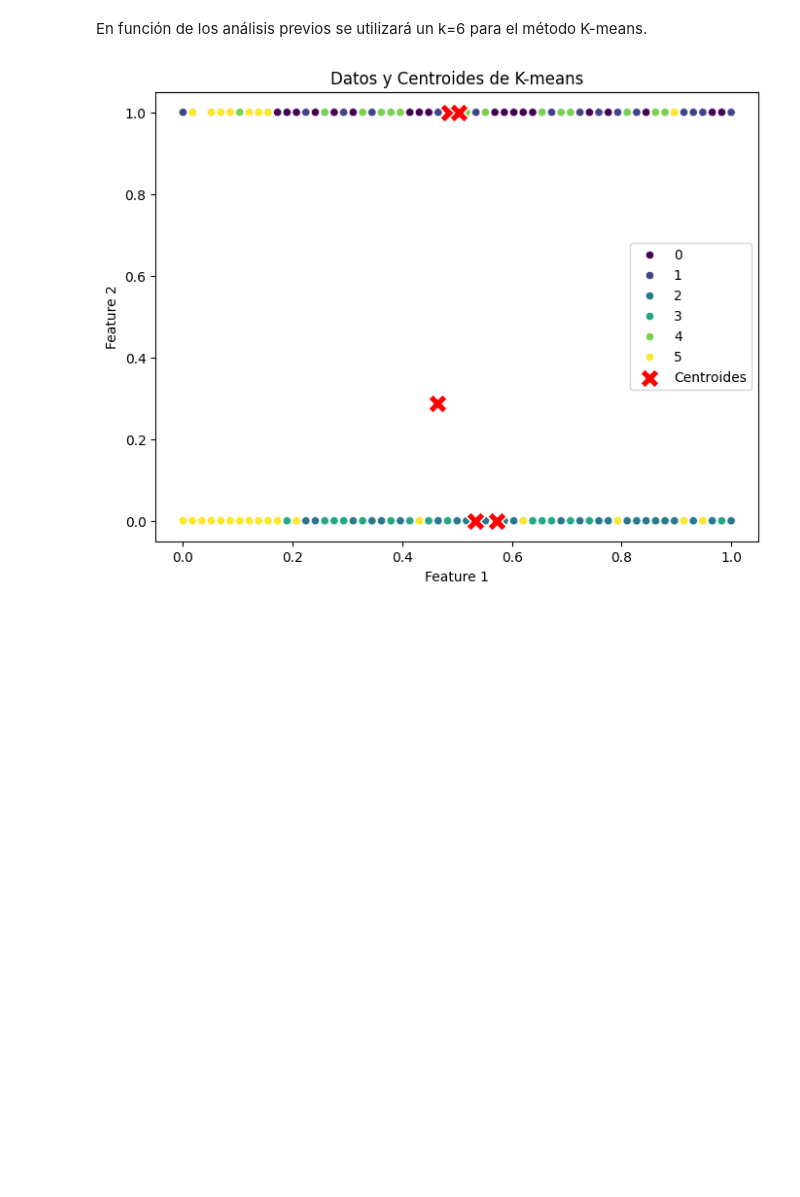
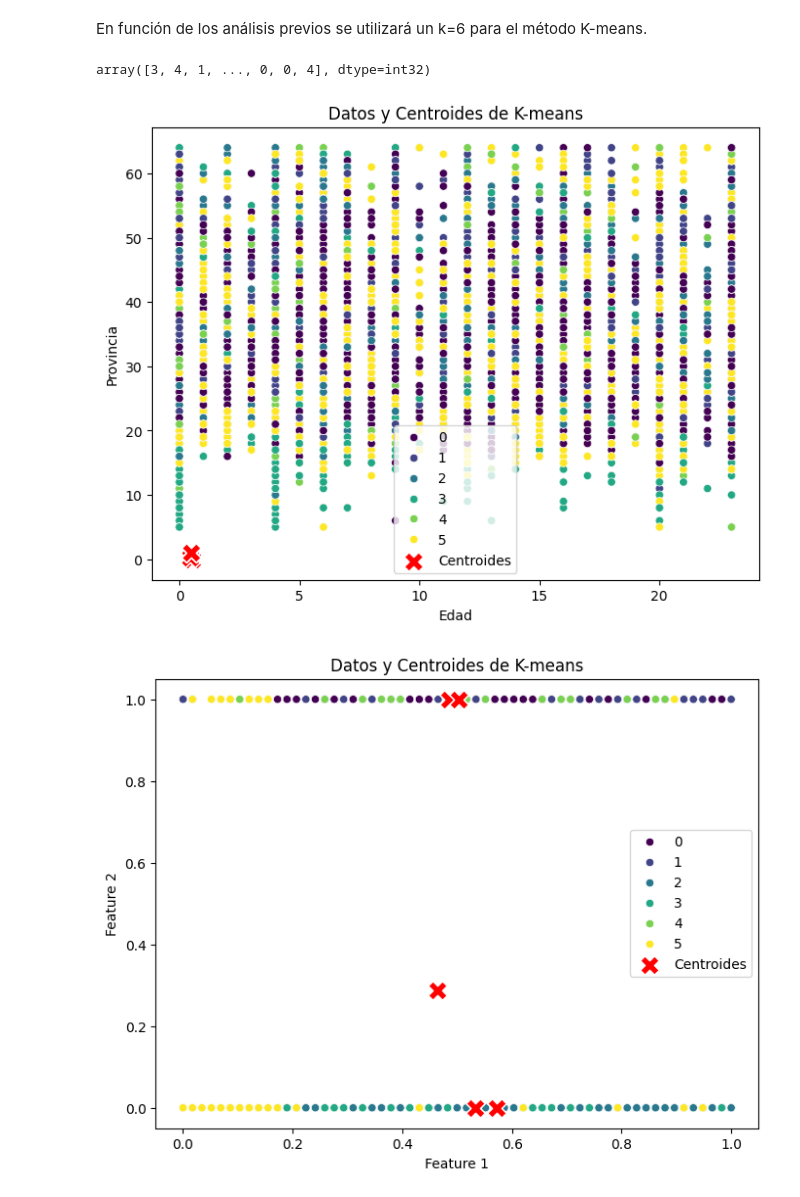
Before and after one commit to MariaGabriela87/Data-science, a Jupyter notebook: Linea_144_cuarta_entrega.ipynb, the cells around one changed output. Cells and saved outputs as stored; diff of their text form; code cells hidden in the pictures; blank space fills up the shorter version.

```diff
--- a/Linea_144_cuarta_entrega.ipynb
+++ b/Linea_144_cuarta_entrega.ipynb
@@ -268,3 +266,21 @@ labels = kmeans.labels_
+# %%
+labels
+# %% [output]
+array([3, 4, 1, ..., 0, 0, 4], dtype=int32)
+# %%
+df_final['cluster'] = labels
+# %%
+plt.figure(figsize=(8, 6))
+#elijo edad y provincia fisica para graficar
+sns.scatterplot(x=df_final['prov_persona_en_situacion_violencia'], y=df_final['edad_persona_en_situacion_de_violencia'], hue=labels, palette='viridis', marker='o')
+sns.scatterplot(x=centroids[:, 0], y=centroids[:, 1], color='red', marker='X', s=200, label='Centroides')
+plt.title('Datos y Centroides de K-means')
+plt.xlabel('Edad')
+plt.ylabel('Provincia')
+plt.legend()
+plt.show()
+# %% [output]
+[figure, added]
 # %%
 plt.figure(figsize=(8, 6))
 #elijo edad y violencia fisica para graficar
```
Also changed, not shown: parts of 28 cells of this notebook.
